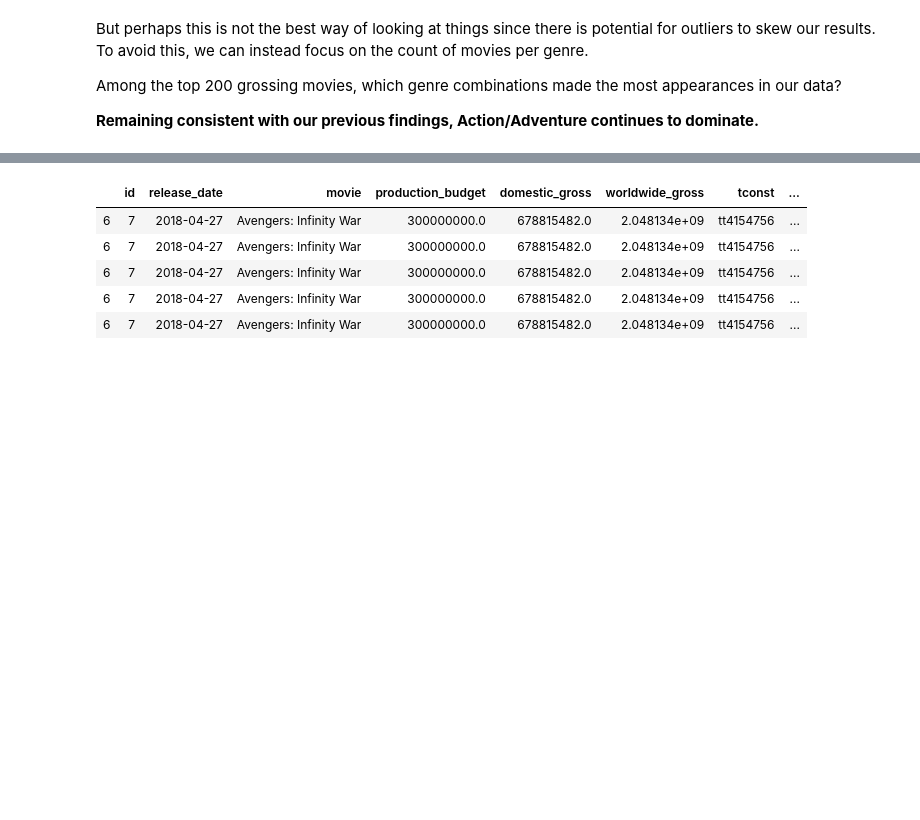
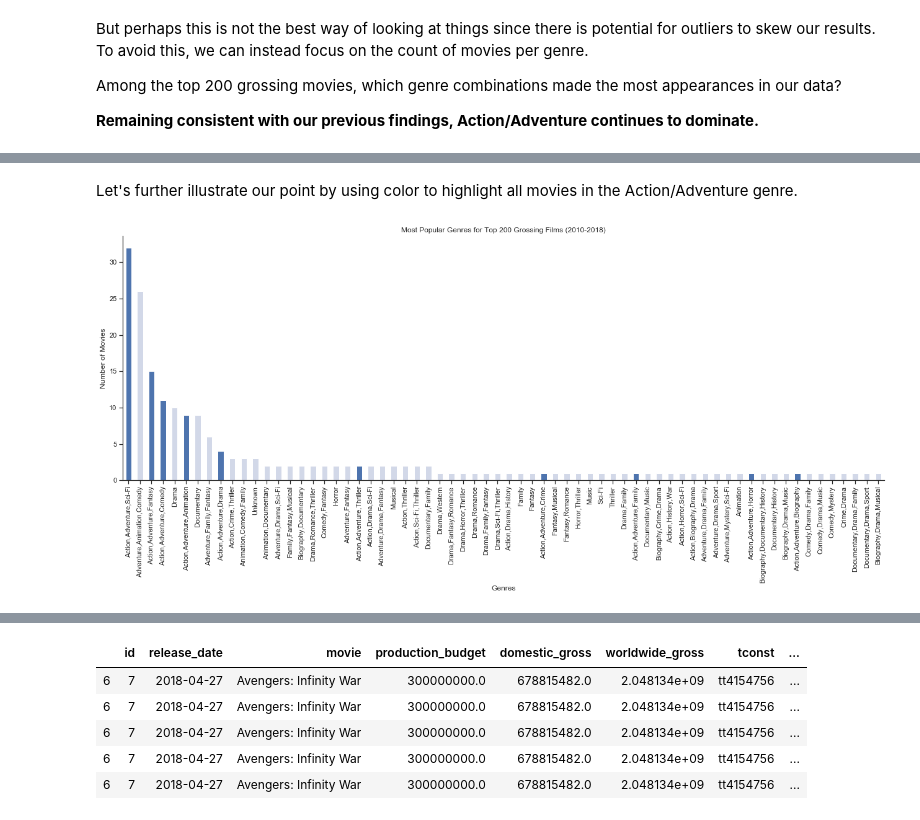
Before and after one commit to mokome/project1, a Jupyter notebook: index.ipynb, the cells around one changed output, grey strips where cells are left out. Cells and saved outputs as stored; diff of their text form; code cells hidden in the pictures; blank space fills up the shorter version.

```diff
--- a/index.ipynb
+++ b/index.ipynb
@@ -268,0 +272,19 @@ plt.ylabel('Number of Movies');
+# %% [markdown]
+Let's further illustrate our point by using color to highlight all movies in the Action/Adventure genre.
+# %%
+genre_colors = []
+
+def get_genre_colors(genre):
+    if 'Action' in genre and 'Adventure' in genre: genre_colors.append('#4e74ae')
+    else: genre_colors.append('#d2d8e8')
+
+genre_sum_df['genres'].apply(lambda genre: get_genre_colors(genre))
+
+sns.set_style('ticks')
+genre_sum_df.plot(kind='bar', x='genres', y='worldwide_gross', color=genre_colors, figsize=(22,7.25), legend=False);
+plt.title('Most Popular Genres for Top 200 Grossing Films (2010-2018)')
+plt.xlabel('Genres')
+plt.ylabel('Number of Movies');
+sns.despine()
+# %% [output]
+[figure, added]
```
Also changed, not shown: parts of 6 cells of this notebook.
